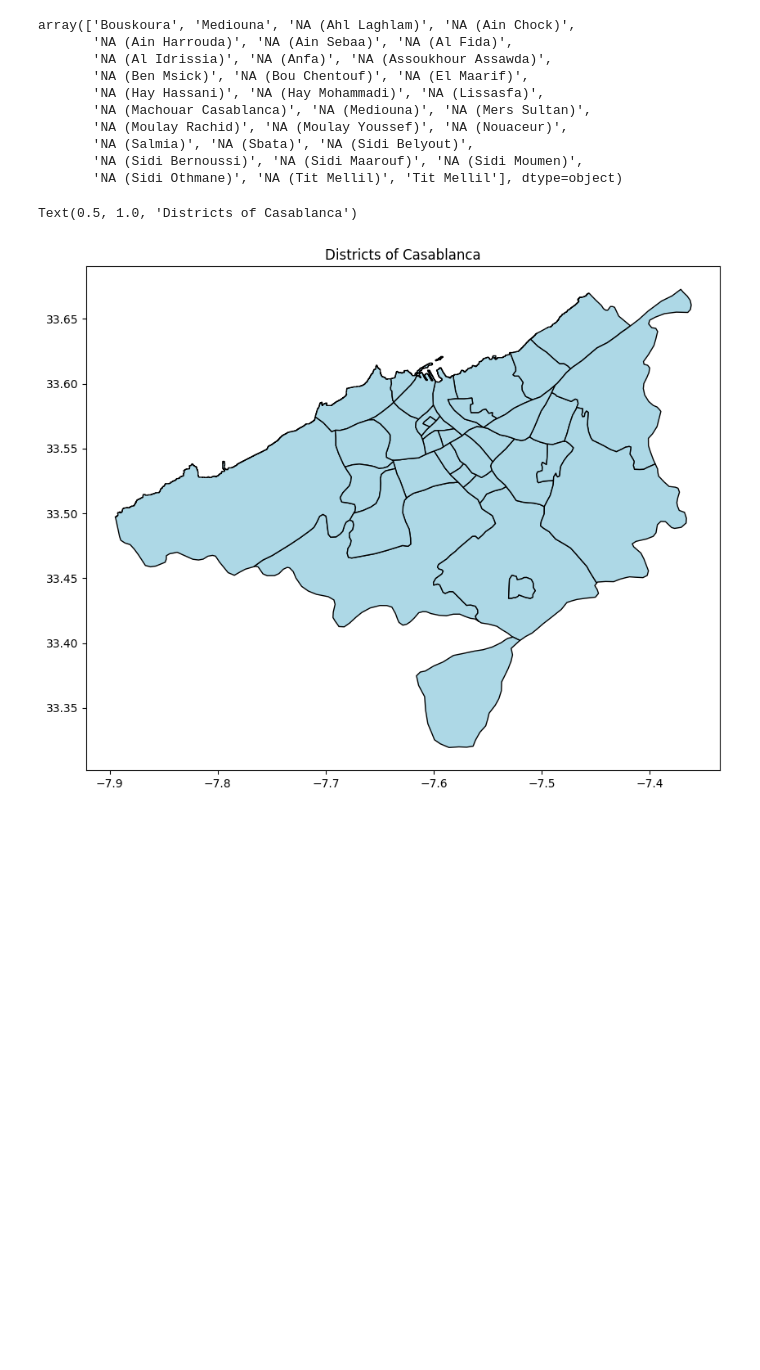
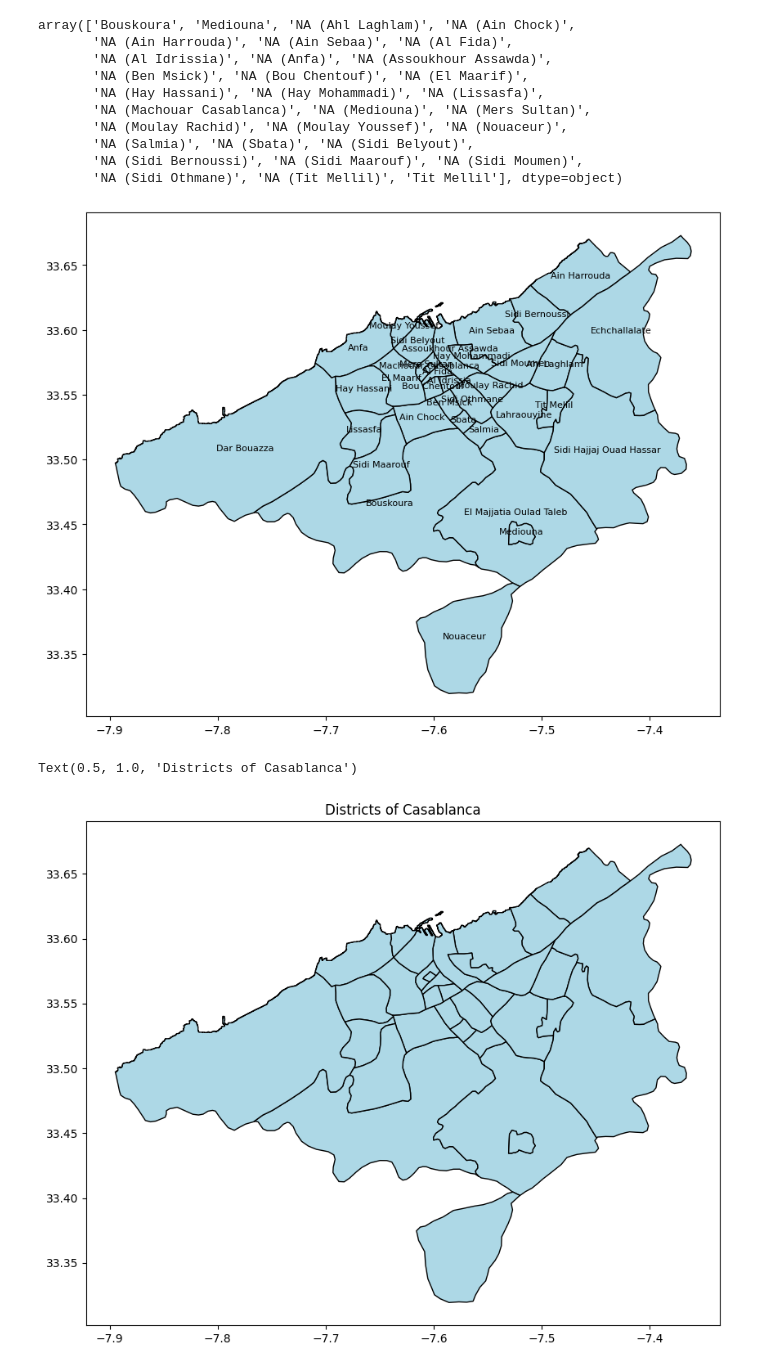
Before and after one commit to afkk25/capstone_repo, a Jupyter notebook: notebooks/01_data_collection_districts.ipynb, the cells around one changed output. Saved outputs shown, nothing was run; the diff lists cells and outputs as text; code cells hidden in the pictures; blank space fills up the shorter version.

```diff
--- a/notebooks/01_data_collection_districts.ipynb
+++ b/notebooks/01_data_collection_districts.ipynb
@@ -52,6 +48,17 @@ array(['Bouskoura', 'Mediouna', 'NA (Ahl Laghlam)', 'NA (Ain Chock)',
        'NA (Salmia)', 'NA (Sbata)', 'NA (Sidi Belyout)',
        'NA (Sidi Bernoussi)', 'NA (Sidi Maarouf)', 'NA (Sidi Moumen)',
        'NA (Sidi Othmane)', 'NA (Tit Mellil)', 'Tit Mellil'], dtype=object)
+# %%
+casablanca_districts.plot(figsize=(10,10), edgecolor='black', facecolor='lightblue')
+for idx, row in casablanca_districts.iterrows():
+    plt.annotate(
+        row["NAME_4"],
+        xy=(row.geometry.centroid.x, row.geometry.centroid.y),
+        horizontalalignment='center',
+        fontsize=8
+    )
+# %% [output]
+[figure, added]
 # %%
 casablanca_districts.plot(figsize=(10,10), edgecolor='black', facecolor='lightblue')
 plt.savefig(f'{ANALYSIS_OUTPUT_DIR}/CasablancaDistricts.png', bbox_inches='tight')
```
Also changed, not shown: parts of 7 cells of this notebook, 11 other files.
